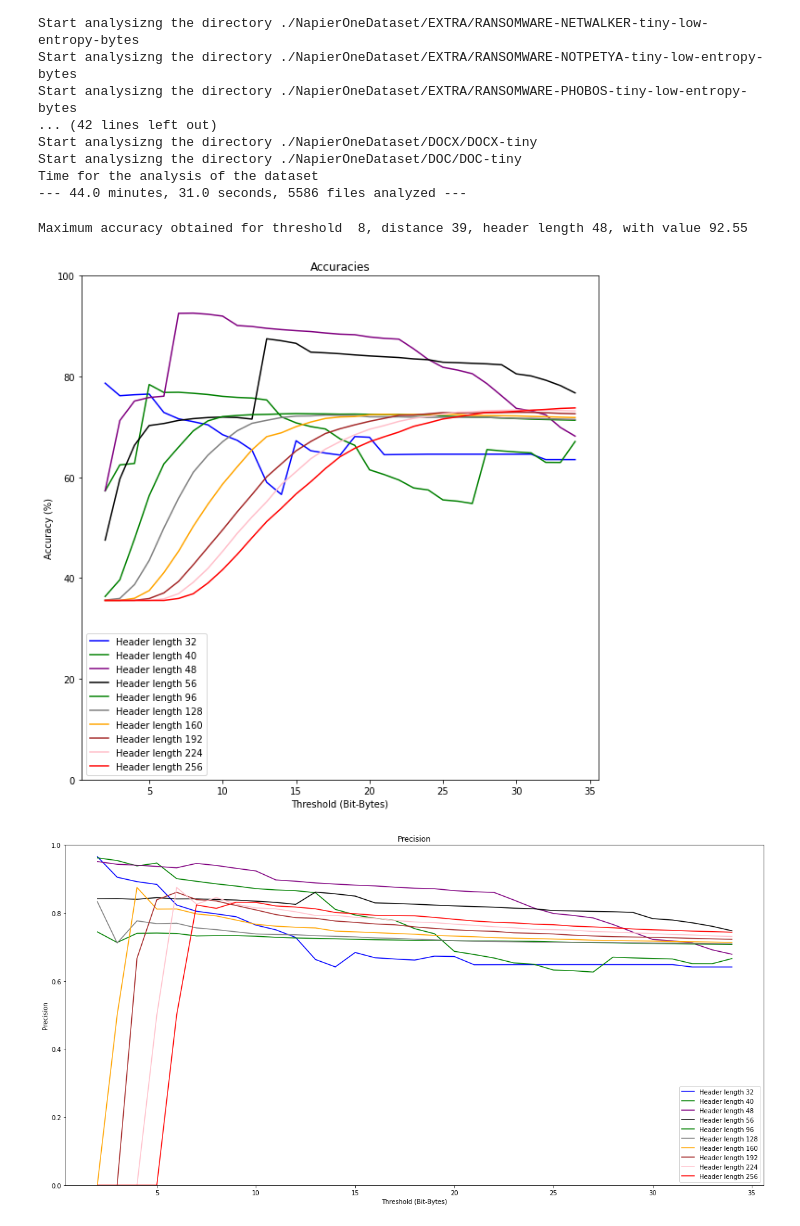
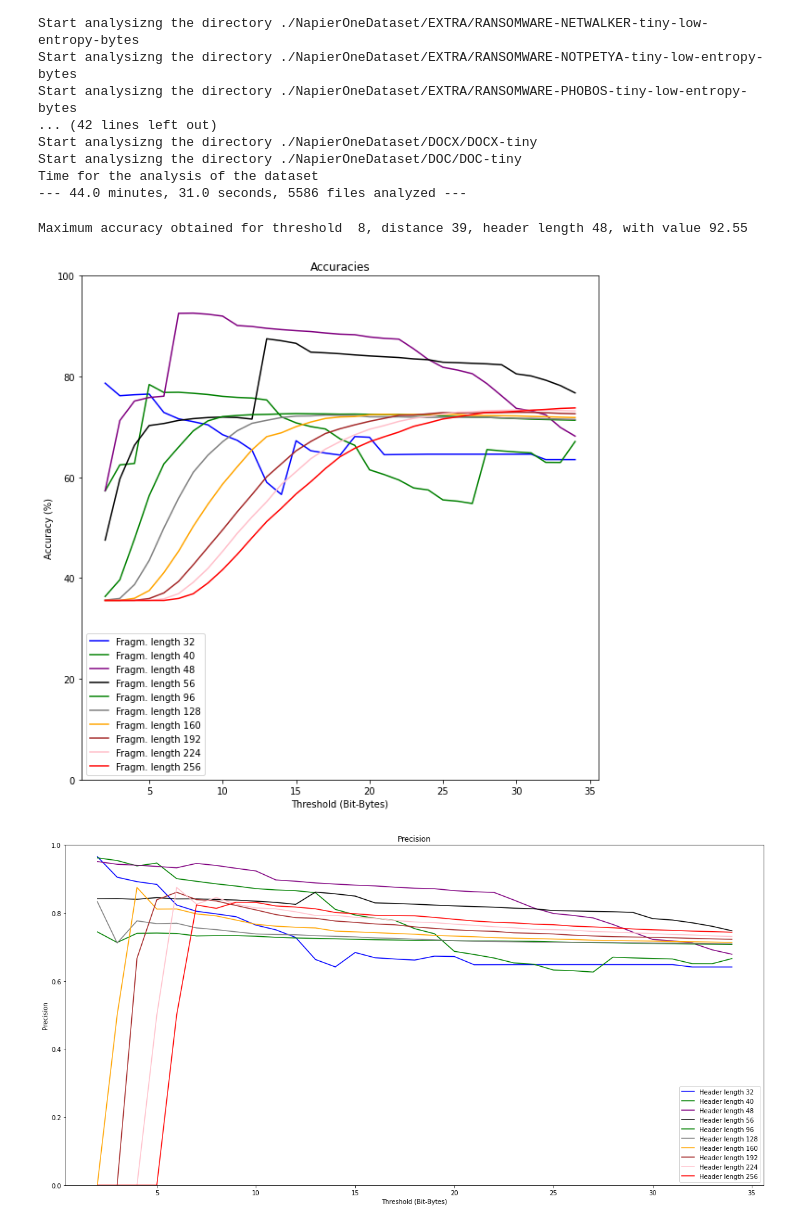
Before and after one commit to gomitolof/DAA-for-Ransomware-detection, a Jupyter notebook: models_mix/2F_mix.ipynb, the cells around one changed output. Saved outputs shown, nothing was run; the diff lists cells and outputs as text; code cells hidden in the pictures.

```diff
--- a/models_mix/2F_mix.ipynb
+++ b/models_mix/2F_mix.ipynb
@@ -215,33 +215,33 @@ FP_des = FP_des.reshape(len(thresholds), len(distances), int(offset/8))
 # %%
 ind = np.unravel_index(np.argmax(acc_des, axis=None), acc_des.shape)
 d = ind[1]
 print("Maximum accuracy obtained for threshold %2d, distance %2d, header length %2d, with value %3.2f" % (thresholds[ind[0]], distances[ind[1]], 8*(ind[2]+1), acc_des[ind]))
 
 # Accuracy = (TP+TN)/(TP+TN+FP+FN)
 hl_thresh = acc_des.transpose()
 
 # Plot of the accuracies obtained using different threshold and different header lengths
 plt.figure(figsize=(10,10))
 plt.title("Accuracies")
 plt.xlabel("Threshold (Bit-Bytes)")
 plt.ylabel("Accuracy (%)")
-plt.plot(thresholds, hl_thresh[3][d], color="blue", label="Header length 32")
-plt.plot(thresholds, hl_thresh[4][d], color="green", label="Header length 40")
-plt.plot(thresholds, hl_thresh[5][d], color="purple", label="Header length 48")
-plt.plot(thresholds, hl_thresh[6][d], color="black", label="Header length 56")
-plt.plot(thresholds, hl_thresh[11][d], color="green", label="Header length 96")
-plt.plot(thresholds, hl_thresh[15][d], color="grey", label="Header length 128")
-plt.plot(thresholds, hl_thresh[19][d], color="orange", label="Header length 160")
-plt.plot(thresholds, hl_thresh[23][d], color="brown", label="Header length 192")
-plt.plot(thresholds, hl_thresh[27][d], color="pink", label="Header length 224")
-plt.plot(thresholds, hl_thresh[31][d], color="red", label="Header length 256")
+plt.plot(thresholds, hl_thresh[3][d], color="blue", label="Fragm. length 32")
+plt.plot(thresholds, hl_thresh[4][d], color="green", label="Fragm. length 40")
+plt.plot(thresholds, hl_thresh[5][d], color="purple", label="Fragm. length 48")
+plt.plot(thresholds, hl_thresh[6][d], color="black", label="Fragm. length 56")
+plt.plot(thresholds, hl_thresh[11][d], color="green", label="Fragm. length 96")
+plt.plot(thresholds, hl_thresh[15][d], color="grey", label="Fragm. length 128")
+plt.plot(thresholds, hl_thresh[19][d], color="orange", label="Fragm. length 160")
+plt.plot(thresholds, hl_thresh[23][d], color="brown", label="Fragm. length 192")
+plt.plot(thresholds, hl_thresh[27][d], color="pink", label="Fragm. length 224")
+plt.plot(thresholds, hl_thresh[31][d], color="red", label="Fragm. length 256")
 plt.legend()
 plt.ylim([0, 100])
 plt.savefig('../Img/acc_2F_mix.jpg')
 plt.show()
 # %% [output]
 Maximum accuracy obtained for threshold  8, distance 39, header length 48, with value 92.55
-[figure, old version]
+[figure, new version]
 # %%
 #Precision = TP/TP+FP
 
```
Also changed, not shown: 7 other files.
